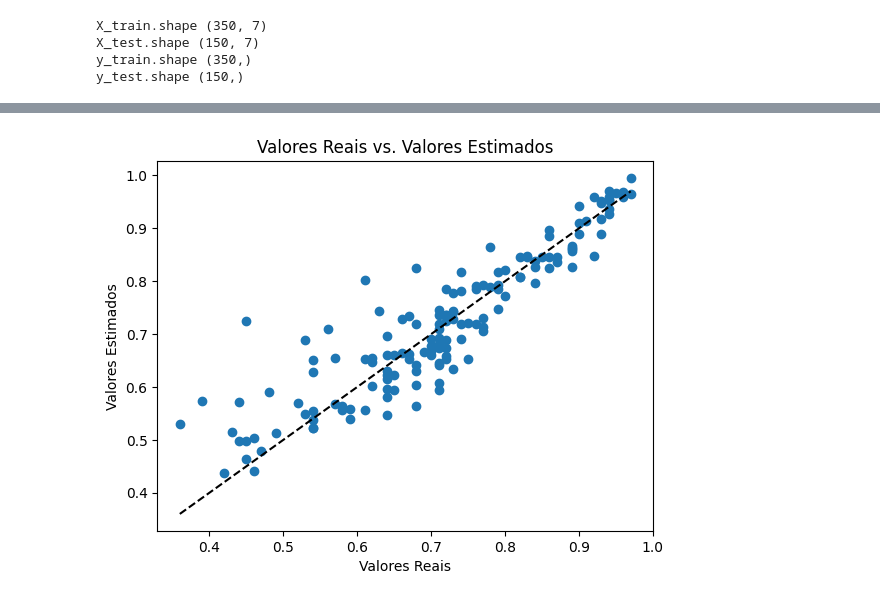
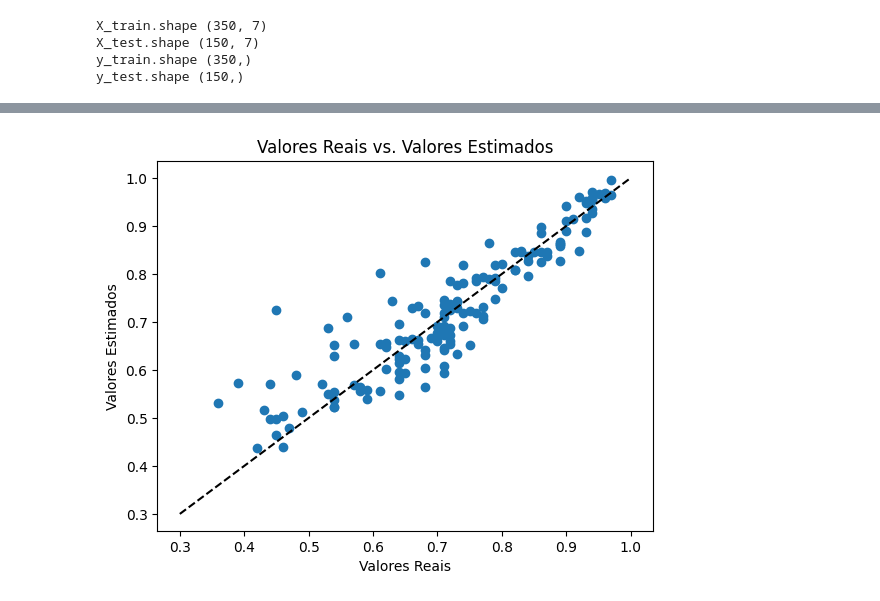
Before and after one commit to GustaMonteiro/linear-regression-with-qr, a Jupyter notebook: Regression.ipynb, the cells around one changed output, grey strips where cells are left out. Drawn from its saved outputs; the diff is of its cells as text; code cells hidden in the pictures.

```diff
--- a/Regression.ipynb
+++ b/Regression.ipynb
@@ -71,6 +86,6 @@ X_test.shape (150, 7)
 y_train.shape (350,)
 y_test.shape (150,)
 # %%
-X_train_bias = np.hstack((np.ones((X_train.shape[0], 1)), X_train))
+X_train_bias = np.hstack((X_train, np.ones((X_train.shape[0], 1))))
 X_train_bias
 # %% [output]
@@ -113,6 +128,6 @@ Q, R = qr(A, mode='economic')
 # %%
 coefficients = solve_triangular(R, np.dot(Q.T, b))
 # %%
-X_test_bias = np.hstack((np.ones((X_test.shape[0], 1)), X_test))
+X_test_bias = np.hstack((X_test, np.ones((X_test.shape[0], 1))))
 X_test_bias
 # %% [output]
@@ -152,10 +167,9 @@ RMSE: 0.06028447396511896
 # %%
-
 plt.scatter(y_test, y_pred)
-plt.plot([y_test.min(), y_test.max()], [y_test.min(), y_test.max()], '--k')
+plt.plot([0.3, 1], [0.3, 1], '--k')
 plt.xlabel('Valores Reais')
 plt.ylabel('Valores Estimados')
 plt.title('Valores Reais vs. Valores Estimados')
 plt.show()
 # %% [output]
-[figure, old version]
+[figure, new version]
```
Also changed, not shown: parts of 6 cells of this notebook.
